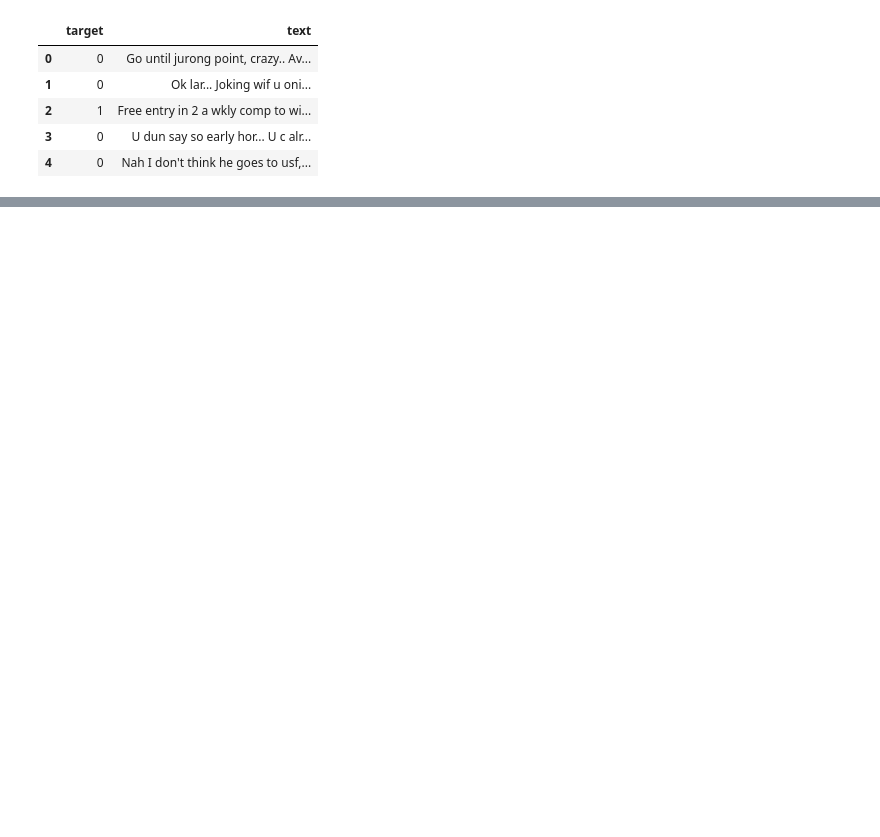
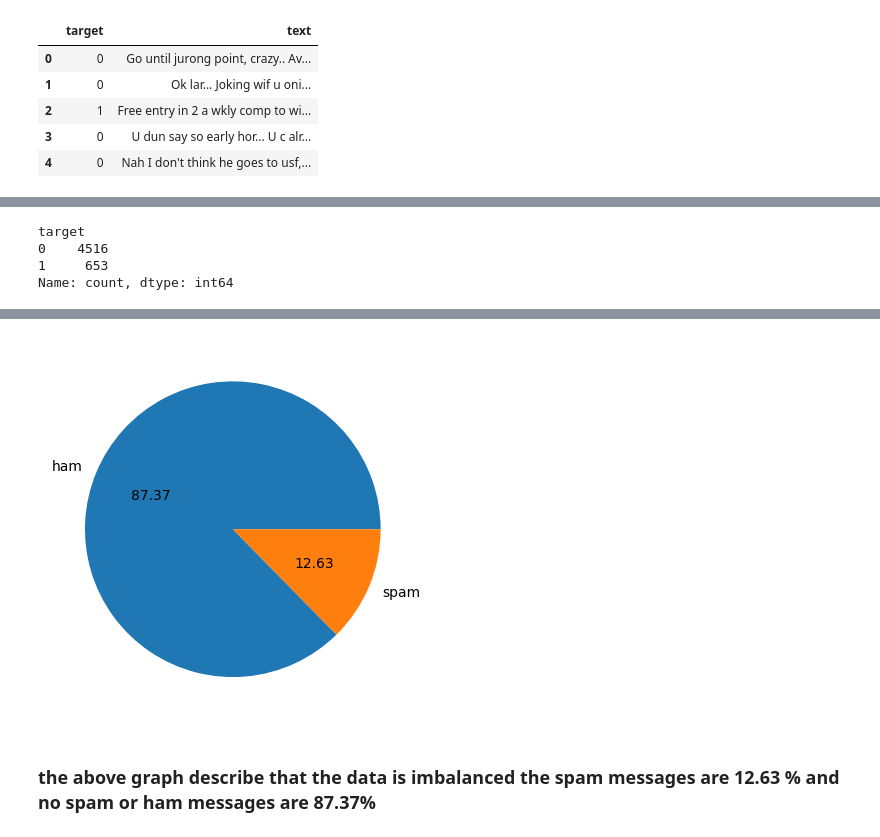
Before and after one commit to yashal-ali/SpamScanner, a Jupyter notebook: ML(1) (1).ipynb, the cells around one changed output, grey strips where cells are left out. Drawn from its saved outputs; the diff is of its cells as text; code cells hidden in the pictures; blank space fills up the shorter version.

```diff
--- a/ML(1) (1).ipynb
+++ b/ML(1) (1).ipynb
@@ -71,0 +83,3 @@ df.head()
+# %%
+df = df.drop_duplicates(keep='first')
+df.duplicated().sum()
@@ -71,0 +103,13 @@ df.head()
+# %%
+df['target'].value_counts()
+# %% [output]
+target
+0    4516
+1     653
+Name: count, dtype: int64
+# %%
+
+import matplotlib.pyplot as plt
+plt.pie(df['target'].value_counts(), labels=['ham','spam'],autopct="%0.2f")
+plt.show()
+# %% [output]
@@ -71,0 +128,3 @@ df.head()
+[figure, added]
+# %% [markdown]
+ ### the above graph describe that the data is imbalanced the spam messages are 12.63 % and no spam or ham messages are 87.37%
```
Also changed, not shown: parts of 89 cells of this notebook.
